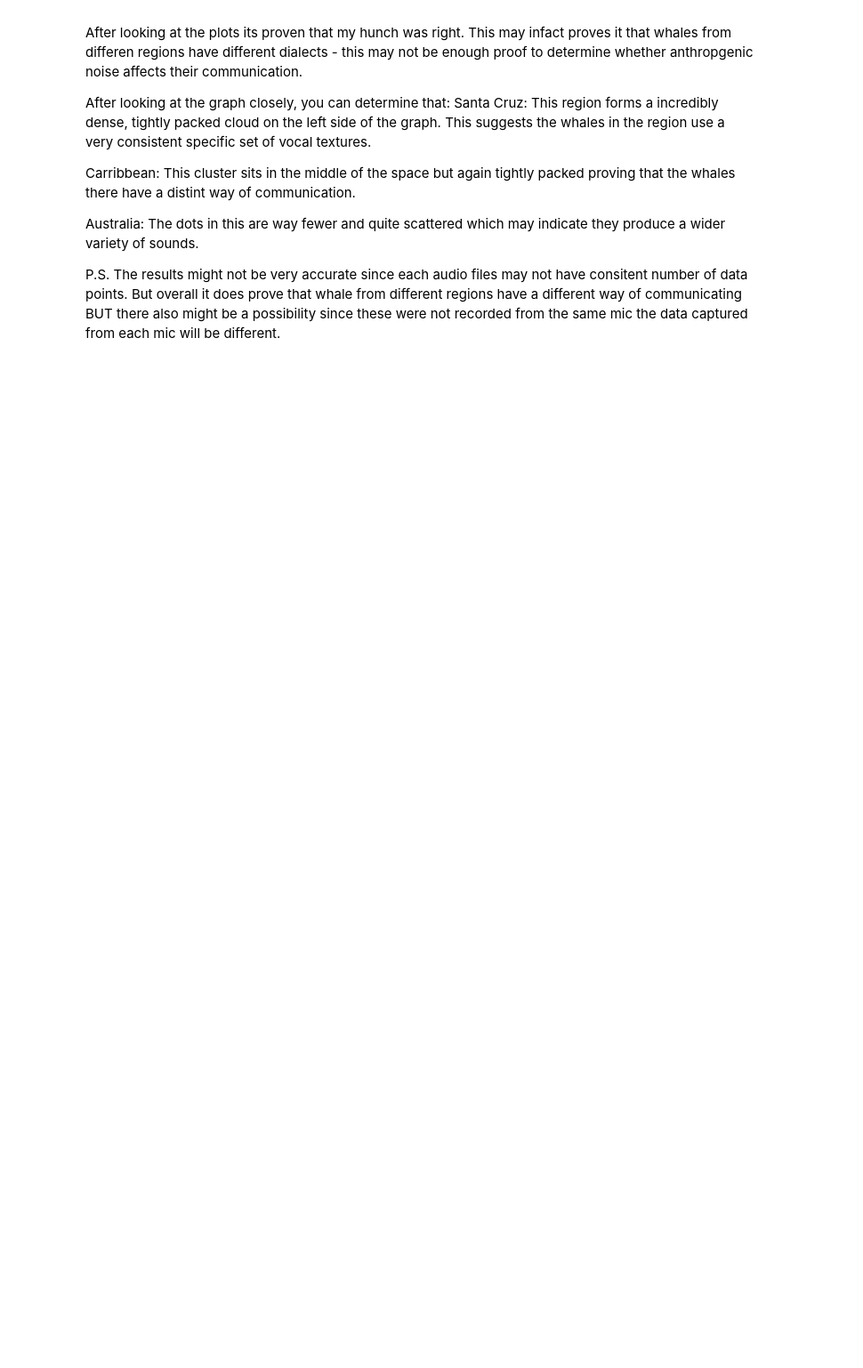
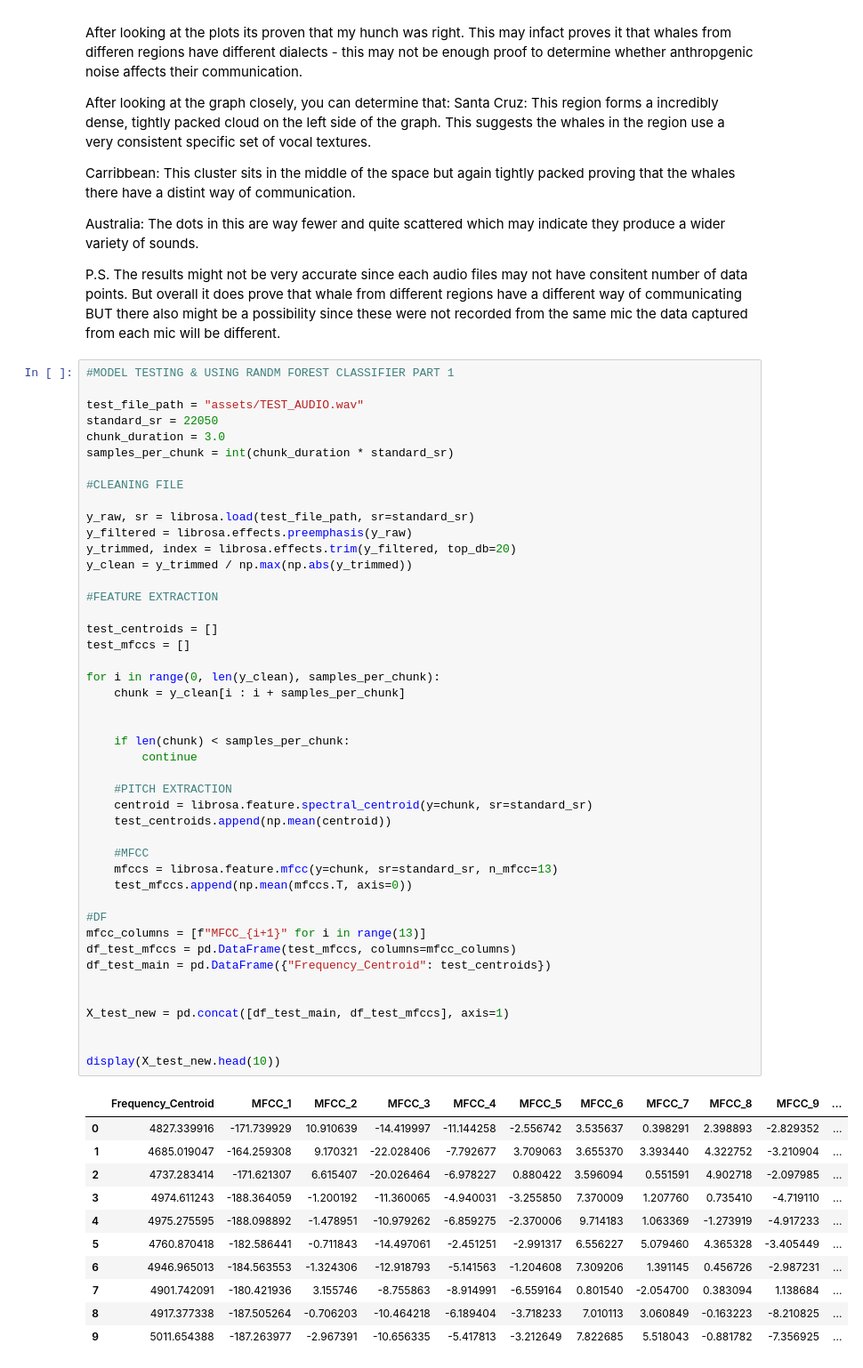
Before and after one commit to KAZIARSH-AI-ML-SPRING2026/KAZ_HUMPBACK_ANALYSIS, a Jupyter notebook: Project-01.ipynb, the cells around one changed output. Shown at 89% size. Cells and saved outputs as stored; diff of their text form; blank space fills up the shorter version.

```diff
--- a/Project-01.ipynb
+++ b/Project-01.ipynb
@@ -193,3 +193,60 @@ Carribbean: This cluster sits in the middle of the space but again tightly packe
 Australia: The dots in this are way fewer and quite scattered which may indicate they produce a wider variety of sounds.
 
 P.S. The results might not be very accurate since each audio files may not have consitent number of data points. But overall it does prove that whale from different regions have a different way of communicating BUT there also might be a possibility since these were not recorded from the same mic the data captured from each mic will be different.
+# %%
+#MODEL TESTING & USING RANDM FOREST CLASSIFIER PART 1
+
+test_file_path = "assets/TEST_AUDIO.wav"
+standard_sr = 22050
+chunk_duration = 3.0
+samples_per_chunk = int(chunk_duration * standard_sr)
+
+#CLEANING FILE
+
+y_raw, sr = librosa.load(test_file_path, sr=standard_sr)
+y_filtered = librosa.effects.preemphasis(y_raw)
+y_trimmed, index = librosa.effects.trim(y_filtered, top_db=20)
+y_clean = y_trimmed / np.max(np.abs(y_trimmed))
+
+#FEATURE EXTRACTION
+
+test_centroids = []
+test_mfccs = []
+
+for i in range(0, len(y_clean), samples_per_chunk):
+    chunk = y_clean[i : i + samples_per_chunk]
+
+
+    if len(chunk) < samples_per_chunk:
+        continue
+
+    #PITCH EXTRACTION
+    centroid = librosa.feature.spectral_centroid(y=chunk, sr=standard_sr)
+    test_centroids.append(np.mean(centroid))
+
+    #MFCC
+    mfccs = librosa.feature.mfcc(y=chunk, sr=standard_sr, n_mfcc=13)
+    test_mfccs.append(np.mean(mfccs.T, axis=0))
+
+#DF
+mfcc_columns = [f"MFCC_{i+1}" for i in range(13)]
+df_test_mfccs = pd.DataFrame(test_mfccs, columns=mfcc_columns)
+df_test_main = pd.DataFrame({"Frequency_Centroid": test_centroids})
+
+
+X_test_new = pd.concat([df_test_main, df_test_mfccs], axis=1)
+
+
+display(X_test_new.head(10))
+# %% [output]
+|  | Frequency_Centroid | MFCC_1 | MFCC_2 | MFCC_3 | MFCC_4 | MFCC_5 | MFCC_6 | MFCC_7 | MFCC_8 | MFCC_9 | ... |
+| 0 | 4827.339916 | -171.739929 | 10.910639 | -14.419997 | -11.144258 | -2.556742 | 3.535637 | 0.398291 | 2.398893 | -2.829352 | ... |
+| 1 | 4685.019047 | -164.259308 | 9.170321 | -22.028406 | -7.792677 | 3.709063 | 3.655370 | 3.393440 | 4.322752 | -3.210904 | ... |
+| 2 | 4737.283414 | -171.621307 | 6.615407 | -20.026464 | -6.978227 | 0.880422 | 3.596094 | 0.551591 | 4.902718 | -2.097985 | ... |
+| 3 | 4974.611243 | -188.364059 | -1.200192 | -11.360065 | -4.940031 | -3.255850 | 7.370009 | 1.207760 | 0.735410 | -4.719110 | ... |
+| 4 | 4975.275595 | -188.098892 | -1.478951 | -10.979262 | -6.859275 | -2.370006 | 9.714183 | 1.063369 | -1.273919 | -4.917233 | ... |
+| 5 | 4760.870418 | -182.586441 | -0.711843 | -14.497061 | -2.451251 | -2.991317 | 6.556227 | 5.079460 | 4.365328 | -3.405449 | ... |
+| 6 | 4946.965013 | -184.563553 | -1.324306 | -12.918793 | -5.141563 | -1.204608 | 7.309206 | 1.391145 | 0.456726 | -2.987231 | ... |
+| 7 | 4901.742091 | -180.421936 | 3.155746 | -8.755863 | -8.914991 | -6.559164 | 0.801540 | -2.054700 | 0.383094 | 1.138684 | ... |
+| 8 | 4917.377338 | -187.505264 | -0.706203 | -10.464218 | -6.189404 | -3.718233 | 7.010113 | 3.060849 | -0.163223 | -8.210825 | ... |
+| 9 | 5011.654388 | -187.263977 | -2.967391 | -10.656335 | -5.417813 | -3.212649 | 7.822685 | 5.518043 | -0.881782 | -7.356925 | ... |
```
Also changed, not shown: parts of 1 cell of this notebook.
